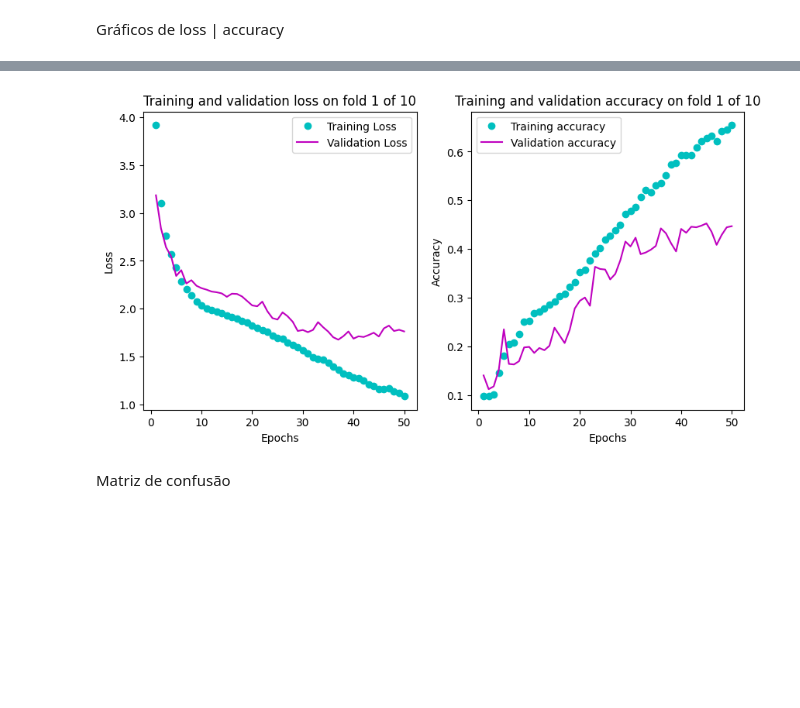
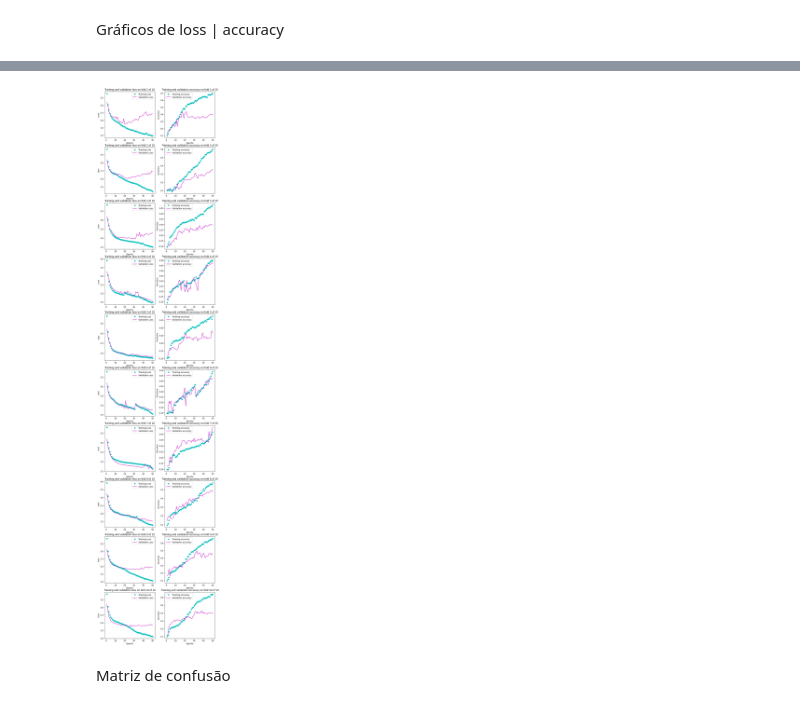
Before and after one commit to joaobaptista30/Sound_Classification, a Jupyter notebook: testes.ipynb, the cells around one changed output, grey strips where cells are left out. Drawn from its saved outputs; the diff is of its cells as text; code cells hidden in the pictures; blank space fills up the shorter version.

Commit message:
RNN train/valid

```diff
--- a/testes.ipynb
+++ b/testes.ipynb
@@ -246,7 +246,7 @@ def create_model(x, y):
     model = Sequential()
 
     # LSTM layers
-    model.add(Bidirectional(LSTM(128, return_sequences=True, activation='tanh', kernel_initializer='random_normal'),input_shape=input_shape))
+    model.add(LSTM(128, return_sequences=True, activation='tanh', kernel_initializer='random_normal',input_shape=input_shape))
     model.add(Bidirectional(LSTM(64, return_sequences=True, activation='tanh')))
 
     # TimeDistributed Dense layers
@@ -416,32 +498,32 @@ Gráficos de loss | accuracy
 # %%
 epochs = range(1, EPOCHS + 1)
 
 fig, ax = plt.subplots(len(fold_metrics), 2, figsize=(10, 5*len(fold_metrics)))
 
 
 for i in range(0,len(fold_metrics)):
     history_dict = fold_metrics[i].get('history_dict')
     loss_values=history_dict['loss']
     acc_values=history_dict['accuracy']
     val_loss_values = history_dict['val_loss']
     val_acc_values = history_dict['val_accuracy']
 
-    ax[0].plot(epochs,loss_values,'co',label='Training Loss')
-    ax[0].plot(epochs,val_loss_values,'m', label='Validation Loss')
-    ax[0].set_title('Training and validation loss on fold '+str(i+1)+' of 10')
-    ax[0].set_xlabel('Epochs')
-    ax[0].set_ylabel('Loss')
-    ax[0].legend()
+    ax[i,0].plot(epochs,loss_values,'co',label='Training Loss')
+    ax[i,0].plot(epochs,val_loss_values,'m', label='Validation Loss')
+    ax[i,0].set_title('Training and validation loss on fold '+str(i+1)+' of 10')
+    ax[i,0].set_xlabel('Epochs')
+    ax[i,0].set_ylabel('Loss')
+    ax[i,0].legend()
 
-    ax[1].plot(epochs,acc_values,'co', label='Training accuracy')
-    ax[1].plot(epochs,val_acc_values,'m', label='Validation accuracy')
-    ax[1].set_title('Training and validation accuracy on fold '+str(i+1)+' of 10')
-    ax[1].set_xlabel('Epochs')
-    ax[1].set_ylabel('Accuracy')
-    ax[1].legend()
-    plt.show()
+    ax[i,1].plot(epochs,acc_values,'co', label='Training accuracy')
+    ax[i,1].plot(epochs,val_acc_values,'m', label='Validation accuracy')
+    ax[i,1].set_title('Training and validation accuracy on fold '+str(i+1)+' of 10')
+    ax[i,1].set_xlabel('Epochs')
+    ax[i,1].set_ylabel('Accuracy')
+    ax[i,1].legend()
+plt.show()
 # %% [output]
-[figure, old version]
+[figure, new version]
 # %% [markdown]
 Matriz de confusão
 # %%
```
Also changed, not shown: parts of 5 cells of this notebook, 21 other files.
